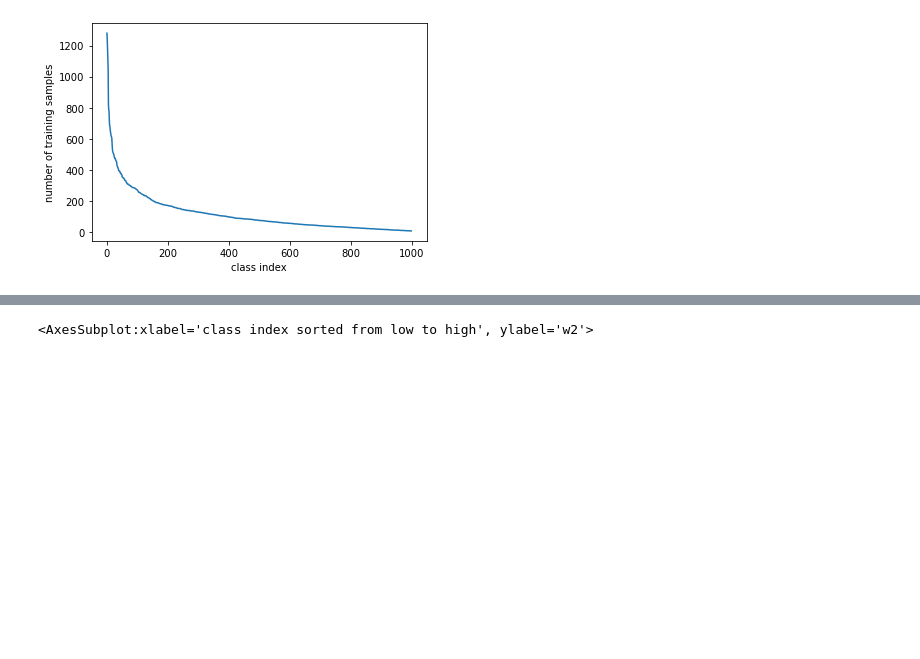
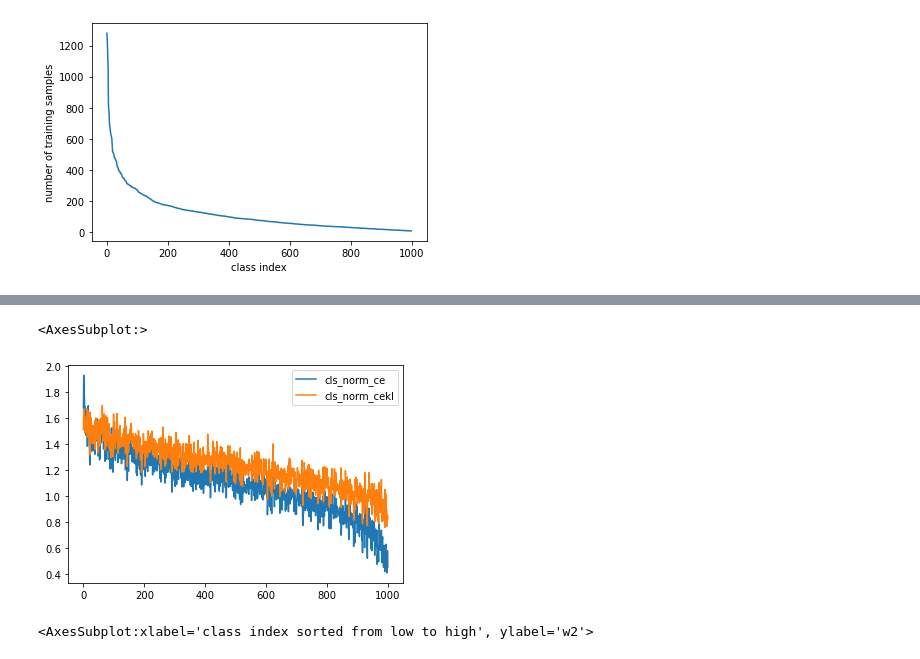
Before and after one commit to Sonseca97/fyp-long-tail-recognition, a Jupyter notebook: analysis.ipynb, the cells around one changed output, grey strips where cells are left out. Saved outputs shown, nothing was run; the diff lists cells and outputs as text; code cells hidden in the pictures; blank space fills up the shorter version.

```diff
--- a/analysis.ipynb
+++ b/analysis.ipynb
@@ -52,3 +60,9 @@ df_sorted['w1'].reset_index()['w1'].plot(xlabel='class index sorted from low to
+# %%
+df_sorted['cls_norm_ce'].reset_index()['cls_norm_ce'].plot(legend=True)
+df_sorted['cls_norm_cekl'].reset_index()['cls_norm_cekl'].plot(legend=True)
+# %% [output]
+<AxesSubplot:>
+[figure, added]
 # %%
 df_sorted['w2'].reset_index()['w2'].plot(xlabel='class index sorted from low to high', ylabel='w2')
 # %% [output]
```
Also changed, not shown: parts of 8 cells of this notebook, 6 other files.
